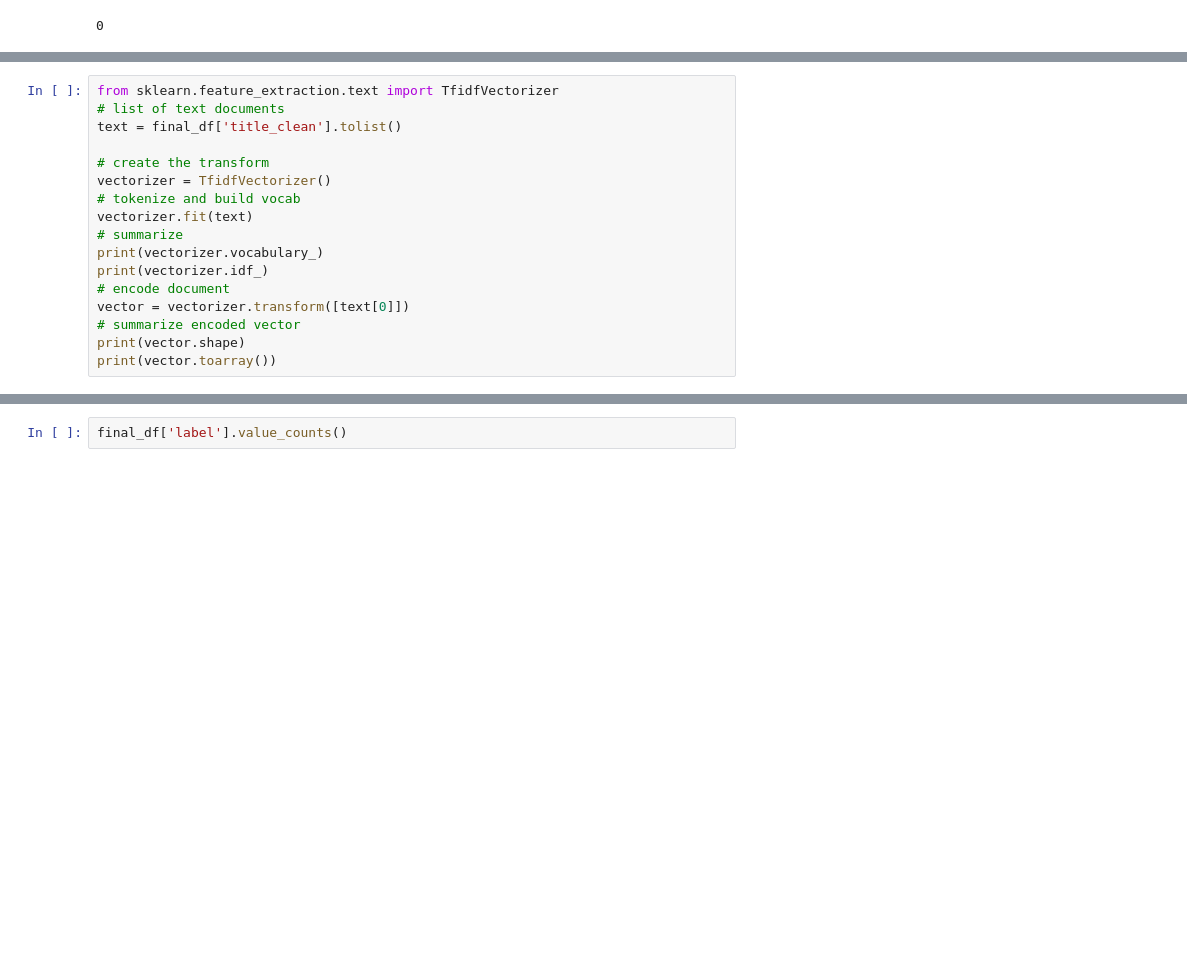
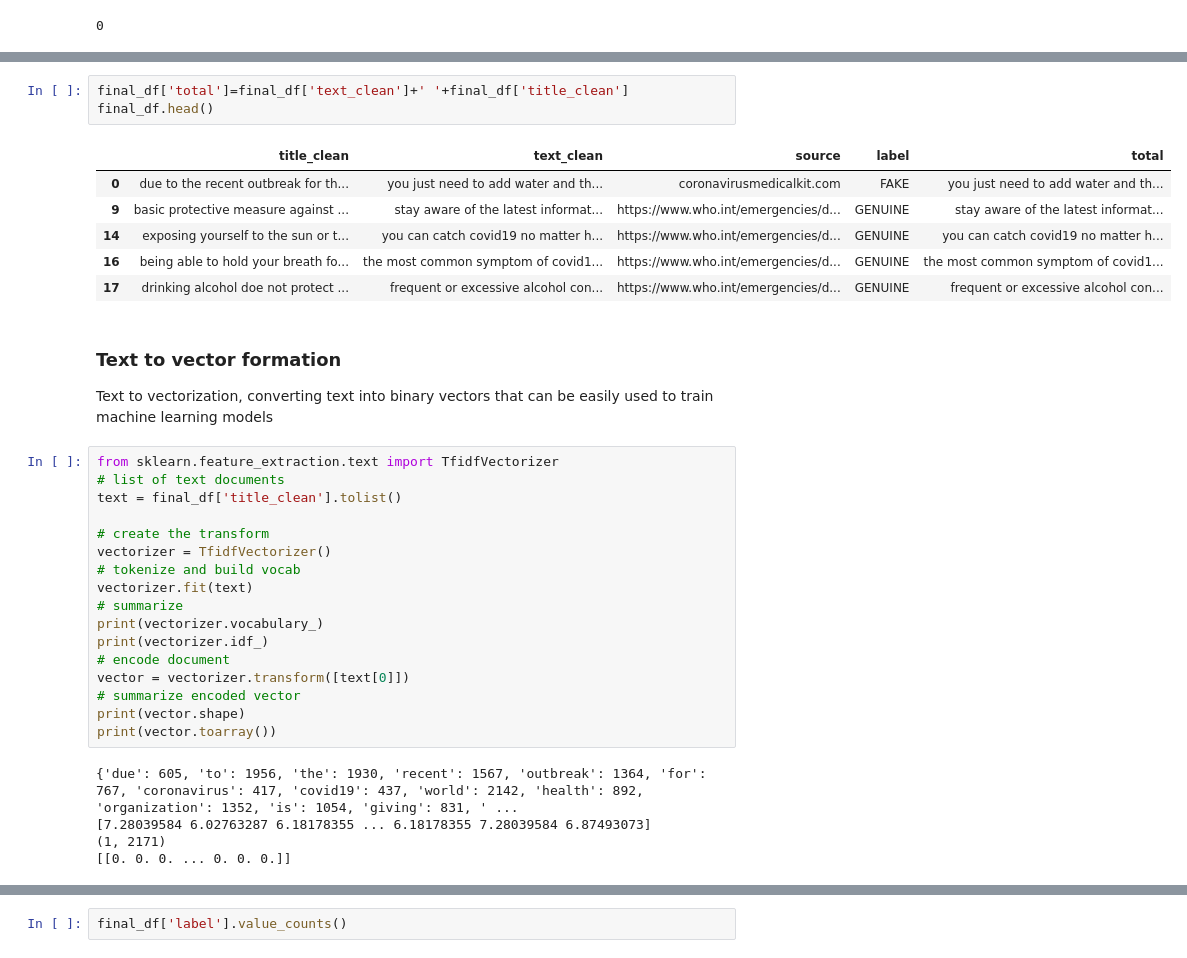
Before and after one commit to laxmikantbpandhare/CMPE257-Detect-Covid19-Misinformation, a Jupyter notebook: Covid-Information-Binary-Classification.ipynb, the cells around one changed output, grey strips where cells are left out. Cells and saved outputs as stored; diff of their text form; blank space fills up the shorter version.

```diff
--- a/Covid-Information-Binary-Classification.ipynb
+++ b/Covid-Information-Binary-Classification.ipynb
@@ -280,3 +280,17 @@ plt.show()
+# %%
+final_df['total']=final_df['text_clean']+' '+final_df['title_clean']
+final_df.head()
+# %% [output]
+|  | title_clean | text_clean | source | label | total |
+| 0 | due to the recent outbreak for th... | you just need to add water and th... | coronavirusmedicalkit.com | FAKE | you just need to add water and th... |
+| 9 | basic protective measure against ... | stay aware of the latest informat... | https://www.who.int/emergencies/d... | GENUINE | stay aware of the latest informat... |
+| 14 | exposing yourself to the sun or t... | you can catch covid19 no matter h... | https://www.who.int/emergencies/d... | GENUINE | you can catch covid19 no matter h... |
+| 16 | being able to hold your breath fo... | the most common symptom of covid1... | https://www.who.int/emergencies/d... | GENUINE | the most common symptom of covid1... |
+| 17 | drinking alcohol doe not protect ... | frequent or excessive alcohol con... | https://www.who.int/emergencies/d... | GENUINE | frequent or excessive alcohol con... |
+# %% [markdown]
+### Text to vector formation
+
+Text to vectorization, converting text into binary vectors that can be easily used to train machine learning models
 # %%
 from sklearn.feature_extraction.text import TfidfVectorizer
 # list of text documents
@@ -294,6 +308,11 @@ vector = vectorizer.transform([text[0]])
 # summarize encoded vector
 print(vector.shape)
 print(vector.toarray())
+# %% [output]
+{'due': 605, 'to': 1956, 'the': 1930, 'recent': 1567, 'outbreak': 1364, 'for': 767, 'coronavirus': 417, 'covid19': 437, 'world': 2142, 'health': 892, 'organization': 1352, 'is': 1054, 'giving': 831, ' ...
+[7.28039584 6.02763287 6.18178355 ... 6.18178355 7.28039584 6.87493073]
+(1, 2171)
+[[0. 0. 0. ... 0. 0. 0.]]
 # %%
 # list of text documents
 text_label = final_df['label'].tolist()
```
Also changed, not shown: parts of 25 cells of this notebook.
